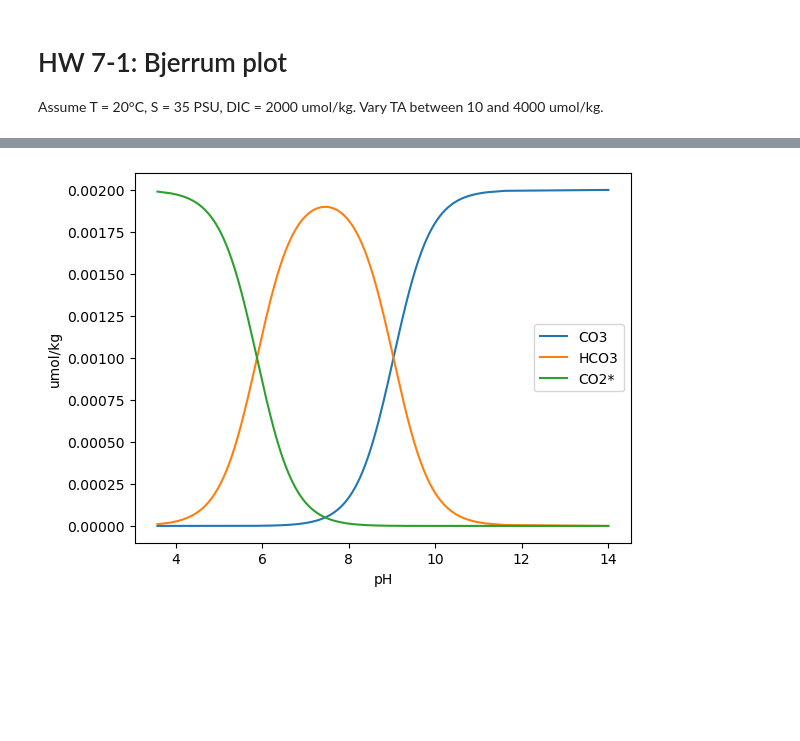
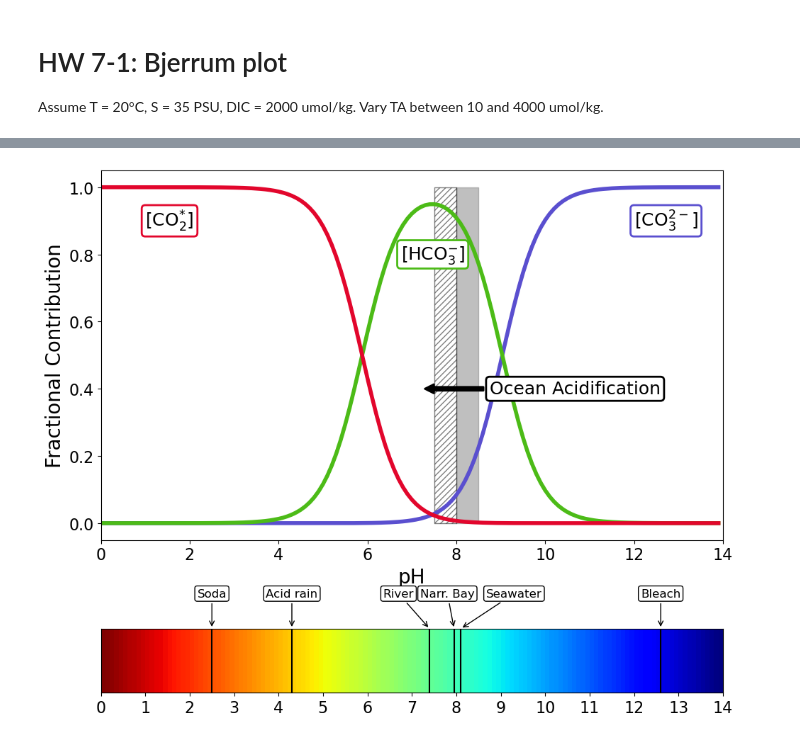
Before and after one commit to abby-baskind/OCG577, a Jupyter notebook: HW7-1_Bjerrum.ipynb, the cells around one changed output, grey strips where cells are left out. Drawn from its saved outputs; the diff is of its cells as text; code cells hidden in the pictures; blank space fills up the shorter version.

```diff
--- a/HW7-1_Bjerrum.ipynb
+++ b/HW7-1_Bjerrum.ipynb
@@ -34,7 +34,7 @@ import numpy as np
 from matplotlib import pyplot as plt
 import carbon as carbon
 
-TA = np.arange(10,5000,10)
+TA = np.arange(0,14,0.1)
 T = np.zeros(TA.size)
 T[:] = 20
 S = np.zeros(TA.size)
@@ -42,4 +42,4 @@ S[:] = 35
 DIC = np.zeros(TA.size)
 DIC[:] = 2000
 
-results = carbon.solver(TA = TA, temperature = T, salinity = S, DIC = DIC, pHlo = 1, pHhi = 14)
+results = carbon.solver(pH = TA, temperature = T, salinity = S, DIC = DIC)
@@ -46,10 +92,77 @@ results = carbon.solver(TA = TA, temperature = T, salinity = S, DIC = DIC, pHlo
 # %%
-fig, ax = plt.subplots()
+import matplotlib.gridspec as gridspec
+import matplotlib.transforms as mtransforms
+fig = plt.figure(figsize = [10,8],tight_layout=True)
+gs = gridspec.GridSpec(4,1)
 
-ax.plot(results['pH'], results['[CO3]'], label = 'CO3')
-ax.plot(results['pH'], results['[HCO3]'], label = 'HCO3')
-ax.plot(results['pH'], results['[CO2*]'], label = 'CO2*')
-ax.legend()
-ax.set_ylabel('umol/kg')
-ax.set_xlabel('pH')
+ax = fig.add_subplot(gs[0:3, 0])
+ax.plot(results['pH'], results['[CO3]']/2000,  color = iris, lw = 4, label = 'CO3')
+plt.annotate('[CO$_3^{2-}$]',xy=(12, 0.9),xytext=(12, 0.9) ,horizontalalignment="left",
+             verticalalignment = 'center', fontsize = 18,
+             bbox=dict(boxstyle='round,pad=0.2', fc='white', ec = iris, lw = 2))
+ax.plot(results['pH'], results['[HCO3]']/2000, color = kelly, lw = 4, label = 'HCO3')
+plt.annotate('[HCO$_3^{-}$]',xy=(6.75, 0.8),xytext=(6.75, 0.8) ,horizontalalignment="left",
+             verticalalignment = 'center', fontsize = 18,
+             bbox=dict(boxstyle='round,pad=0.2', fc='white', ec = kelly, lw = 2))
+ax.plot(results['pH'], results['[CO2*]']/2000, color = candy_apple, lw = 4, label = 'CO2*')
+plt.annotate('[CO$_2^{*}$]',xy=(1, 0.9),xytext=(1, 0.9) ,horizontalalignment="left",
+             verticalalignment = 'center', fontsize = 18,
+             bbox=dict(boxstyle='round,pad=0.2', fc='white', ec = candy_apple, lw = 2))
+ax.fill_betweenx(np.arange(0,1.1,0.1), 8,8.5, alpha = 0.5, color = 'gray')
+ax.fill_betweenx(np.arange(0,1.1,0.1), 7.5,8, alpha = 0.5, hatch = '////', facecolor = 'none')
+plt.annotate('Ocean Acidification',xy=(7.25, 0.4),xytext=(8.75, 0.4) , fontsize = 18,
+             horizontalalignment="left", verticalalignment = 'center',
+             arrowprops=dict(arrowstyle='simple',lw=2, fc = 'black'),
+             bbox=dict(boxstyle='round,pad=0.2', fc='white', ec = 'black', lw = 2))
+# ax.legend()
+ax.set_xlim([0,14])
+ax.set_ylabel('Fractional Contribution', fontsize = 20)
+ax.set_xlabel('pH', fontsize = 20)
+ax.tick_params('x',labelsize = 16)
+ax.tick_params('y',labelsize = 16)
+
+ax = fig.add_subplot(gs[3, 0])
+
+
+# fig, ax = plt.subplots(figsize = [15,1])
+
+# # Z = np.arange(1,14.1,0.1)
+# # x = np.arange(1,14.1,0.1)
+# # y = np.arange(1,1.1,0.1)
+
+np.random.seed(19680801)
+Z = np.random.rand(14,14)
+x = np.arange(0, 14.1, 0.1)  # len = 11
+y = np.arange(0, 14.1,0.1)  # len = 7
+C = np.mgrid[1:15:0.1, 1:15:0.1]
+Z = C[0,:,:].transpose()
+ax.pcolormesh(y,x,Z, cmap = 'jet_r')
+ax.set_yticks([])
+ax.tick_params('x',labelsize = 12)
+ax.axvline(x = 7.95, color = 'k')
+# ax.text(7.95, 15, 'Narragansett \nBay', horizontalalignment="center",
+#        fontsize = 12)
+plt.annotate('Narr. Bay',xy=(7.95, 14),xytext=(7.8, 21) ,horizontalalignment="center", fontsize = 12,
+             arrowprops=dict(arrowstyle='->',lw=1), bbox=dict(boxstyle='round,pad=0.2', fc='white', ec = 'black', lw = 1))
+ax.axvline(x = 8.1, color = 'k')
+plt.annotate('Seawater',xy=(8.1, 14),xytext=(9.3, 21) ,horizontalalignment="center", fontsize = 12,
+             arrowprops=dict(arrowstyle='->',lw=1), bbox=dict(boxstyle='round,pad=0.2', fc='white', ec = 'black', lw = 1))
+ax.axvline(x = 7.4, color = 'k')
+plt.annotate('River',xy=(7.4, 14),xytext=(6.7, 21) ,horizontalalignment="center", fontsize = 12,
+             arrowprops=dict(arrowstyle='->',lw=1), bbox=dict(boxstyle='round,pad=0.2', fc='white', ec = 'black', lw = 1))
+ax.axvline(x = 2.5, color = 'k')
+plt.annotate('Soda',xy=(2.5, 14),xytext=(2.5, 21) ,horizontalalignment="center", fontsize = 12,
+             arrowprops=dict(arrowstyle='->',lw=1), bbox=dict(boxstyle='round,pad=0.2', fc='white', ec = 'black', lw = 1))
+ax.axvline(x = 12.6, color = 'k')
+plt.annotate('Bleach',xy=(12.6, 14),xytext=(12.6, 21) ,horizontalalignment="center", fontsize = 12,
+             arrowprops=dict(arrowstyle='->',lw=1), bbox=dict(boxstyle='round,pad=0.2', fc='white', ec = 'black', lw = 1))
+ax.axvline(x = 4.3, color = 'k')
+plt.annotate('Acid rain',xy=(4.3, 14),xytext=(4.3, 21) ,horizontalalignment="center", fontsize = 12,
+             arrowprops=dict(arrowstyle='->',lw=1), bbox=dict(boxstyle='round,pad=0.2', fc='white', ec = 'black', lw = 1))
+# ax.text(8.1, 15, 'Ocean \nAvg', horizontalalignment="center",
+#        fontsize = 12)
+
+ax.tick_params('x',labelsize = 16)
+ax.set_xticks([0,1,2,3,4,5,6,7,8,9,10,11,12,13,14]);
+fig.savefig('/Users/akbaskind/Documents/Python Scripts/phyto/introfig.png', bbox_inches='tight')
 # %% [output]
@@ -57,4 +169,4 @@ Text(0.5, 0, 'pH')
-[figure, old version]
+[figure, new version]
 # %%
 fig, ax = plt.subplots()
 
```
Also changed, not shown: parts of 3 cells of this notebook, 5 other files.
